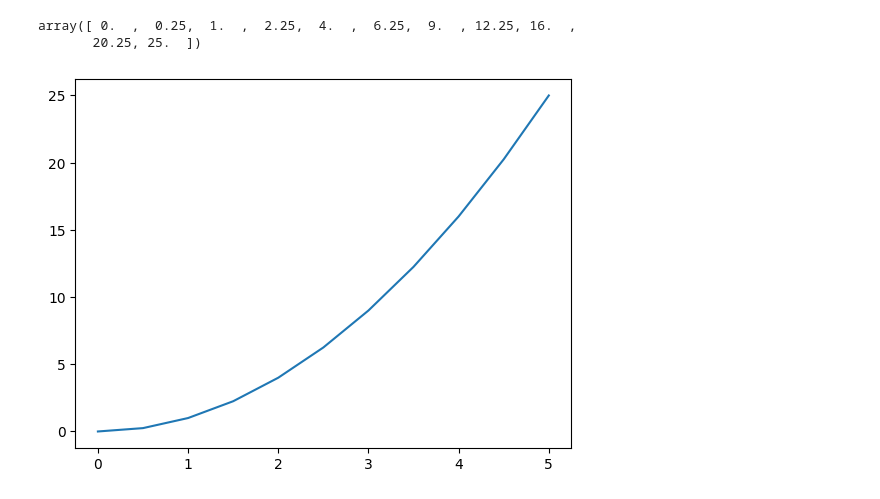
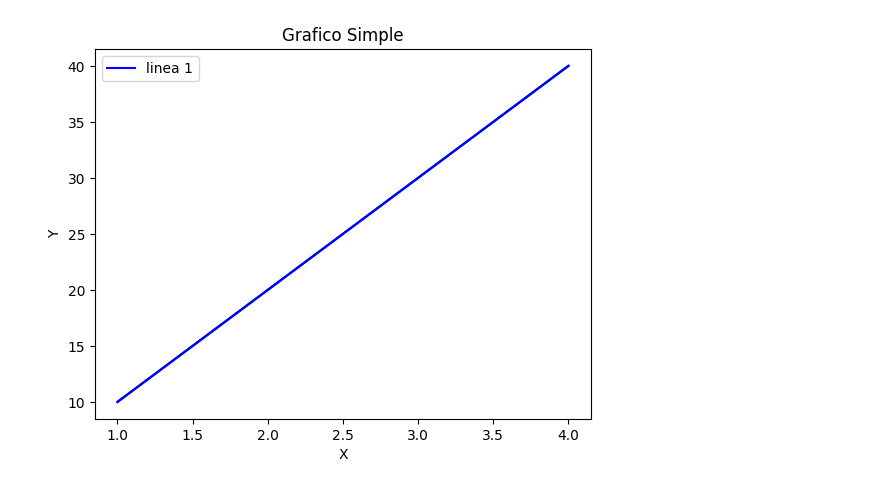
Before and after one commit to axelIracheta2414/INSTITUTO, a Jupyter notebook: Te_damos_la_bienvenida_a_Colaboratory.ipynb, the cells around one changed output. Cells and saved outputs as stored; diff of their text form; code cells hidden in the pictures.

```diff
--- a/Te_damos_la_bienvenida_a_Colaboratory.ipynb
+++ b/Te_damos_la_bienvenida_a_Colaboratory.ipynb
@@ -219,13 +3,18 @@ import numpy as np
-# %%
-x = np.linspace(0,5,11)
-y = x**2
-y
-# %% [output]
-array([ 0.  ,  0.25,  1.  ,  2.25,  4.  ,  6.25,  9.  , 12.25, 16.  ,
-       20.25, 25.  ])
-# %%
-plt.plot(x,y)
-plt.show()
-# %% [output]
-[figure, removed]
+# %%
+import matplotlib.pyplot as plt
+x = [1,2,3,4]
+y = [10,20,30,40]
+plt.plot(x,y)
+plt.title("Grafico Simple")
+#agregado de etiquetas
+plt.xlabel("X")
+plt.ylabel("Y")
+#colores y estilos de lineas
+plt.plot(x,y,color="blue",linestyle="solid")
+#adicion de leyendas
+plt.plot(x,y,label="linea 1",color = "blue")
+plt.legend()
+plt.show()
+# %% [output]
+[figure, added]
 # %%
```
Also changed, not shown: parts of 30 cells of this notebook.
